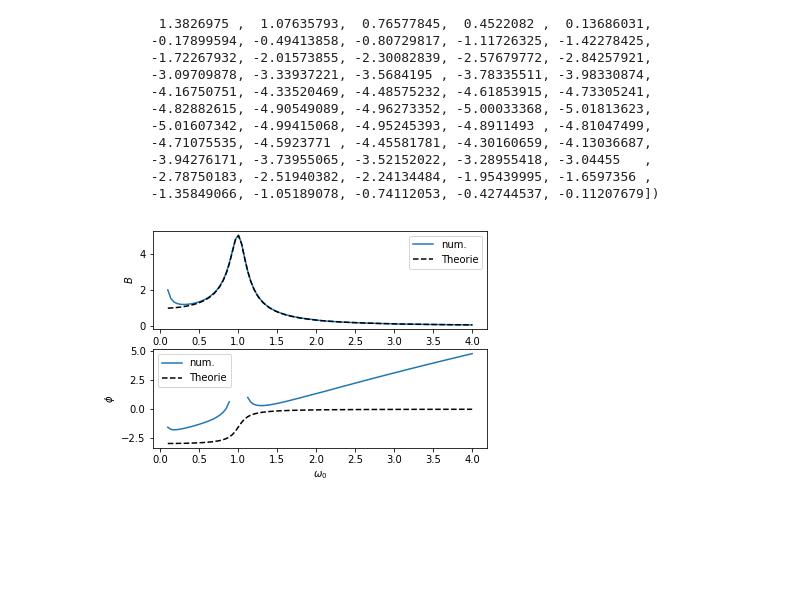
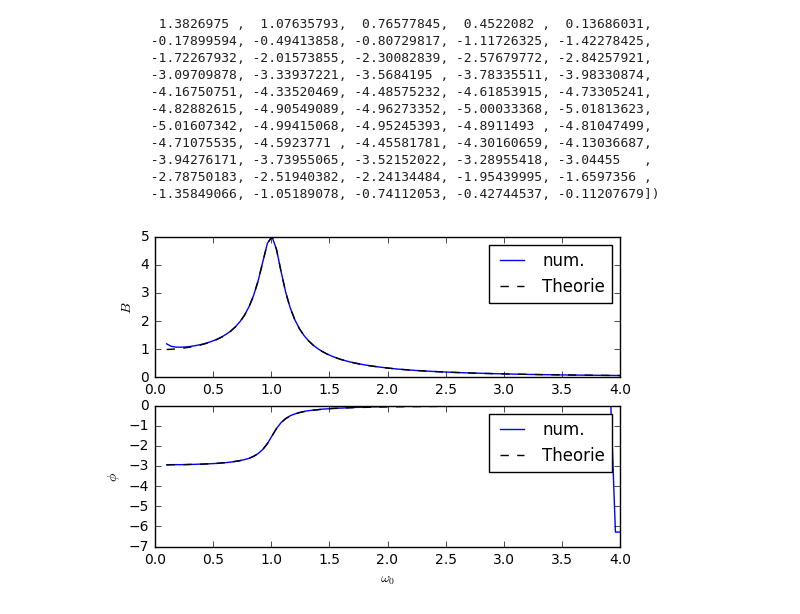
Before and after one commit to justaehle/Mein-repository, a Jupyter notebook: ModSim WS1718 Uebung 06 Julian Stähle.ipynb, the cells around one changed output. Saved outputs shown, nothing was run; the diff lists cells and outputs as text; code cells hidden in the pictures; blank space fills up the shorter version.

```diff
--- a/ModSim WS1718 Uebung 06 Julian Stähle.ipynb
+++ b/ModSim WS1718 Uebung 06 Julian Stähle.ipynb
@@ -84,14 +86,17 @@ def limit_cycle(omega0=1.0,gamma=0.1,A=1.0,N=100) :
     auf dem in N Punkte diskretisierten periodischen Zeitintervall [0,2pi)
     """
 
-       #erstellt die Definitionswerte der Fkt:
-    t=linspace(0,2*pi,N)
-
+    #erstellt die Definitionswerte der Fkt:
+    t=linspace(0,2*pi,N, endpoint = True)
+    #print(t[-1])
+    # t=linspace(0,2*pi,N, endpoint = False) ############ braucht man 'endpoint = False' hier sonst wird am t = 0 oder 2 pi
+                                                        # Werte undeutig
+    #print(t[-1])
     #definiert h/also den Abstand zwischen den einzelnen x-Werten
     h = 2 * pi / N
 
     #erstellt D nach der Anleitung
-    D=np.eye(N,k=+1)-np.eye(N,k=-1)
+    D=np.eye(N,k=1)-np.eye(N,k=-1)
     D[0,-1]=-1
     D[-1,0]=1
     #D[-1,:]=0
@@ -99,8 +104,6 @@ def limit_cycle(omega0=1.0,gamma=0.1,A=1.0,N=100) :
 
     #Formel Angewendet(um x zu berechnen):
     x=np.linalg.solve(D.dot(D) * ( 1 / ( 4 * h ** 2)) + D * ( 2 * gamma * 1 / ( 2 * h ) )+ omega0 ** 2 * np.eye(N),A * cos(t) )
-    #print(x)
-
     return(x)
 
 
@@ -138,37 +141,39 @@ phi = np.zeros(L)
 # definiere die theoretischen Werte Bth und phith
 #Berechnung der Amplitude B und phi
 for i in range(0,L):
-    x=limit_cycle(omega0=omega0[i],N=L)
+    x=limit_cycle(omega0=omega0[i],N=500)
     B[i]= x[x.argmax()]
 
-    t=linspace(0,2*pi,L)
+    t=linspace(0,2*pi,500) ##### konstante Vector wie t soll aussern diese Loop berechnet werden
 
-    phi[i]= (-1) * ( arccos( x[i] / B[0] ) - t[i] )
+    phi[i] = -t[x.argmax()] #### wenn x max ist, wert von x_max ist B, und t wert ist dann den phi
+    #phi[i]= (-1) * ( arccos( x[i] / B[0] ) - t[i] )
 
 A=1
 gamma=0.1
 Bth=np.zeros(L)
 phith=np.zeros(L)
 
 #Berechnung der theoretischen Amplitude Bth und des theoretischem phi:
 for n in range(0,L):
     Bth[n]=A/sqrt((omega0[n]**2-1)**2+4*gamma**2)
     phith[n]= np.arctan2((-2*gamma),(omega0[n]**2-1))
 
 subplot(2,1,1)
 plot(omega0,B,label='num.')
 plot(omega0,Bth,'k--',label='Theorie')
 legend()
 xlabel('$\omega_0$')
 ylabel('$B$')
 
 
 subplot(2,1,2)
 plot(omega0,phi,label='num.')
 plot(omega0,phith,'k--',label='Theorie')
 legend()
 xlabel('$\omega_0$')
 ylabel('$\phi$')
 show()
+-8
 # %% [output]
-[figure, old version]
+[figure, new version]
```
Also changed, not shown: parts of 1 cell of this notebook.
